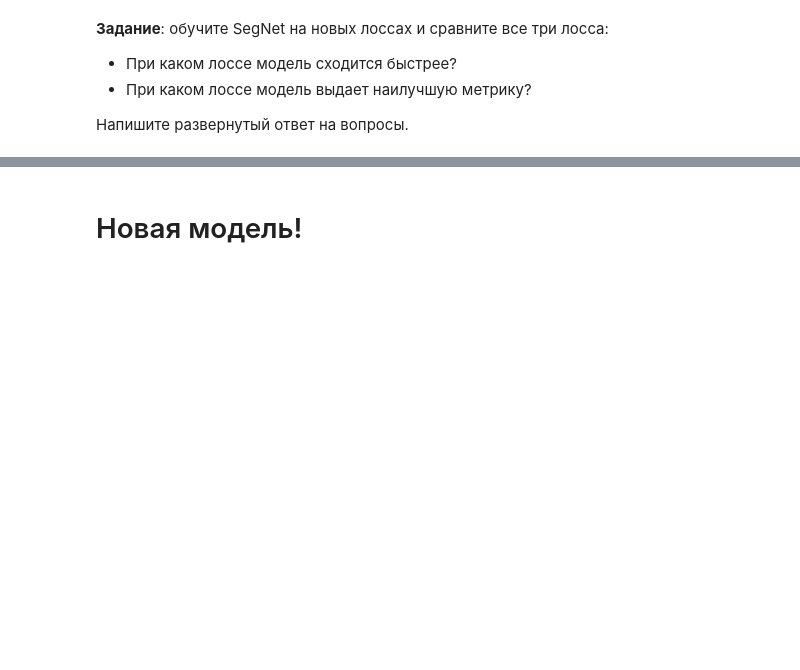
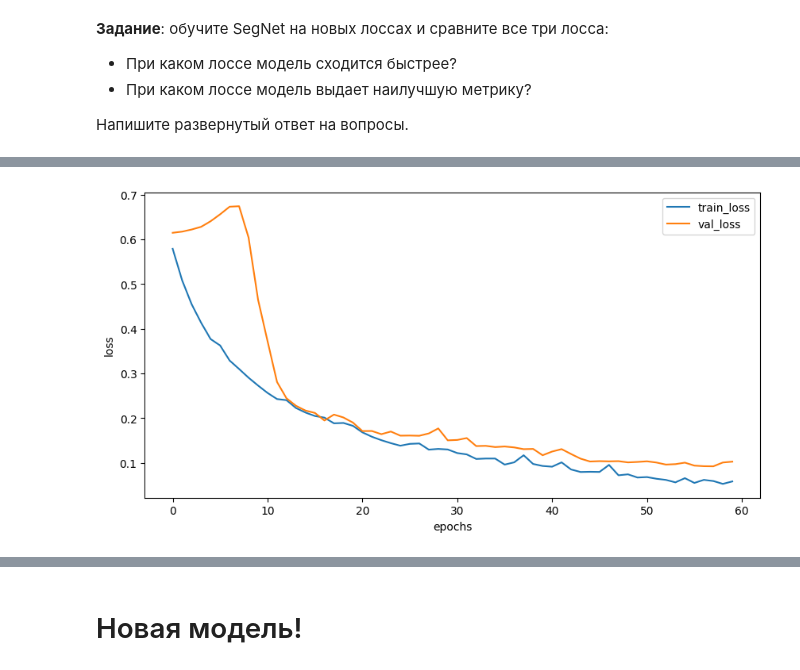
Before and after one commit to whykitsune/DLS-part1-autumn2024, a Jupyter notebook: copy__updated_hw_16_1_semantic_segmentation_not_filled_ipynb_.ipynb, the cells around one changed output, grey strips where cells are left out. Cells and saved outputs as stored; diff of their text form; code cells hidden in the pictures; blank space fills up the shorter version.

```diff
--- a/copy__updated_hw_16_1_semantic_segmentation_not_filled_ipynb_.ipynb
+++ b/copy__updated_hw_16_1_semantic_segmentation_not_filled_ipynb_.ipynb
@@ -827,3 +827,17 @@ AssertionError:
+# %%
+def tversky_loss(y_pred, y_real, alpha=0.5, beta=0.5):
+    y_pred = torch.sigmoid(y_pred)
+
+    y_pred = y_pred.view(-1)
+    y_real = y_real.view(-1)
+
+    tp = (y_pred * y_real).sum()
+    fp = ((1-y_real) * y_pred).sum()
+    fn = (y_real * (1-y_pred)).sum()
+
+    Tversky = (tp + 1) / (tp + alpha*fp + beta*fn + 1)
+
+    return 1 - Tversky
 # %% [markdown]
 ## Обучите SegNet на новых лоссах
 # %% [markdown]
@@ -834,0 +897,6 @@ AssertionError:
+# %%
+model_tversky = SegNet().to(device)
+# %%
+opt = torch.optim.Adam(model_tversky.parameters(), lr=1e-4)
+
+history_tversky = train(model_tversky, opt, tversky_loss, 60, train_dataloader, valid_dataloader)
@@ -834,0 +921,12 @@ AssertionError:
+# %%
+avg_loss, avg_val_loss, train_metric, val_metric = zip(*history_tversky)
+# %%
+plt.figure(figsize=(10, 5))
+plt.plot(avg_loss, label="train_loss")
+plt.plot(avg_val_loss, label="val_loss")
+plt.legend(loc='best')
+plt.xlabel("epochs")
+plt.ylabel("loss")
+plt.show()
+# %% [output]
+[figure, added]
```
Also changed, not shown: parts of 64 cells of this notebook.
